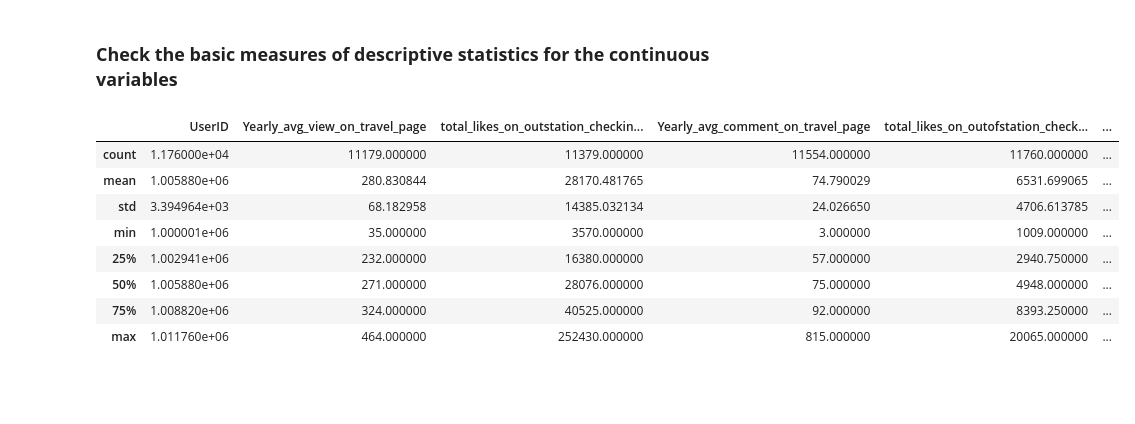
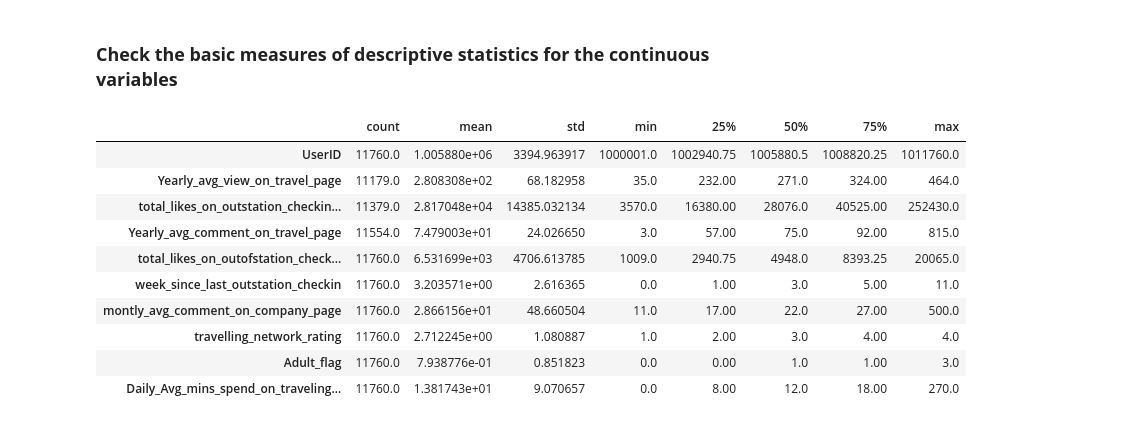
Before and after one commit to roshan-raj/social-media-tourism, a Jupyter notebook: Social_Media_Tourism.ipynb, the cells around one changed output. Drawn from its saved outputs; the diff is of its cells as text; code cells hidden in the pictures; blank space fills up the shorter version.

Commit message:
Transpose the describe output

```diff
--- a/Social_Media_Tourism.ipynb
+++ b/Social_Media_Tourism.ipynb
@@ -68,14 +68,16 @@ memory usage: 1.5+ MB
 # %% [markdown]
 ### **Check the basic measures of descriptive statistics for the continuous variables**
 # %%
-social_media_data.describe()
+social_media_data.describe().T
 # %% [output]
-|  | UserID | Yearly_avg_view_on_travel_page | total_likes_on_outstation_checkin... | Yearly_avg_comment_on_travel_page | total_likes_on_outofstation_check... | ... |
-| count | 1.176000e+04 | 11179.000000 | 11379.000000 | 11554.000000 | 11760.000000 | ... |
-| mean | 1.005880e+06 | 280.830844 | 28170.481765 | 74.790029 | 6531.699065 | ... |
-| std | 3.394964e+03 | 68.182958 | 14385.032134 | 24.026650 | 4706.613785 | ... |
-| min | 1.000001e+06 | 35.000000 | 3570.000000 | 3.000000 | 1009.000000 | ... |
-| 25% | 1.002941e+06 | 232.000000 | 16380.000000 | 57.000000 | 2940.750000 | ... |
-| 50% | 1.005880e+06 | 271.000000 | 28076.000000 | 75.000000 | 4948.000000 | ... |
-| 75% | 1.008820e+06 | 324.000000 | 40525.000000 | 92.000000 | 8393.250000 | ... |
-| max | 1.011760e+06 | 464.000000 | 252430.000000 | 815.000000 | 20065.000000 | ... |
+|  | count | mean | std | min | 25% | 50% | 75% | max |
+| UserID | 11760.0 | 1.005880e+06 | 3394.963917 | 1000001.0 | 1002940.75 | 1005880.5 | 1008820.25 | 1011760.0 |
+| Yearly_avg_view_on_travel_page | 11179.0 | 2.808308e+02 | 68.182958 | 35.0 | 232.00 | 271.0 | 324.00 | 464.0 |
+| total_likes_on_outstation_checkin... | 11379.0 | 2.817048e+04 | 14385.032134 | 3570.0 | 16380.00 | 28076.0 | 40525.00 | 252430.0 |
+| Yearly_avg_comment_on_travel_page | 11554.0 | 7.479003e+01 | 24.026650 | 3.0 | 57.00 | 75.0 | 92.00 | 815.0 |
+| total_likes_on_outofstation_check... | 11760.0 | 6.531699e+03 | 4706.613785 | 1009.0 | 2940.75 | 4948.0 | 8393.25 | 20065.0 |
+| week_since_last_outstation_checkin | 11760.0 | 3.203571e+00 | 2.616365 | 0.0 | 1.00 | 3.0 | 5.00 | 11.0 |
+| montly_avg_comment_on_company_page | 11760.0 | 2.866156e+01 | 48.660504 | 11.0 | 17.00 | 22.0 | 27.00 | 500.0 |
+| travelling_network_rating | 11760.0 | 2.712245e+00 | 1.080887 | 1.0 | 2.00 | 3.0 | 4.00 | 4.0 |
+| Adult_flag | 11760.0 | 7.938776e-01 | 0.851823 | 0.0 | 0.00 | 1.0 | 1.00 | 3.0 |
+| Daily_Avg_mins_spend_on_traveling... | 11760.0 | 1.381743e+01 | 9.070657 | 0.0 | 8.00 | 12.0 | 18.00 | 270.0 |
```
